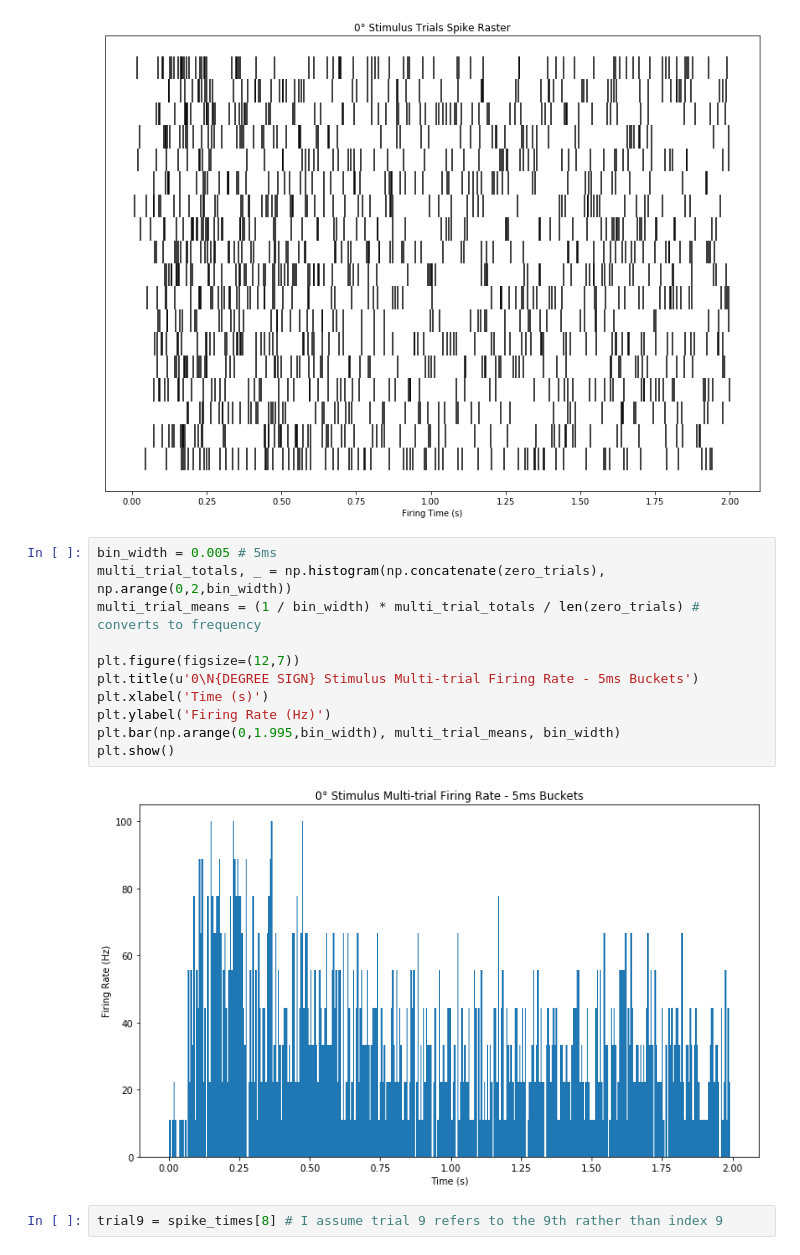
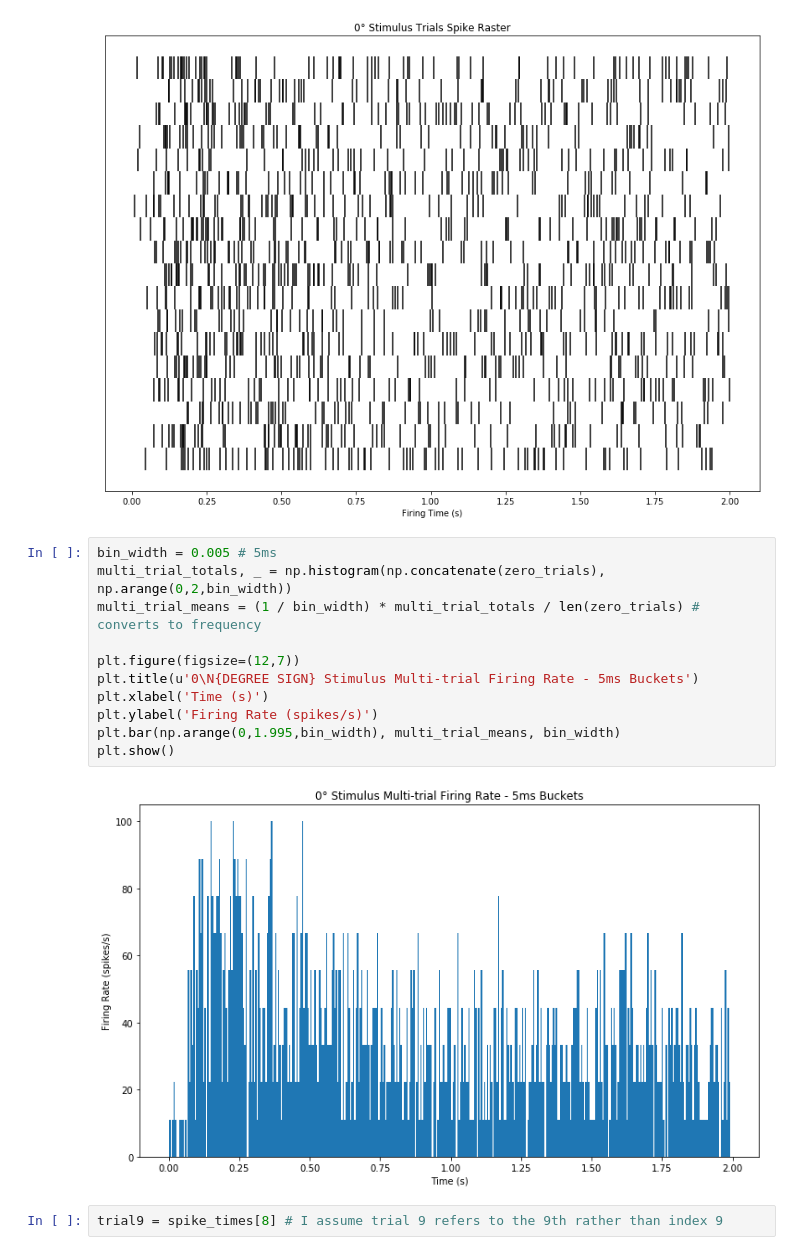
Before and after one commit to leonardz/neurosci, a Jupyter notebook: Neuron Responses - Tuning Curves.ipynb, the cells around one changed output. Saved outputs shown, nothing was run; the diff lists cells and outputs as text.

```diff
--- a/Neuron Responses - Tuning Curves.ipynb
+++ b/Neuron Responses - Tuning Curves.ipynb
@@ -31,16 +31,16 @@ plt.show()
 # %%
 bin_width = 0.005 # 5ms
 multi_trial_totals, _ = np.histogram(np.concatenate(zero_trials), np.arange(0,2,bin_width))
 multi_trial_means = (1 / bin_width) * multi_trial_totals / len(zero_trials) # converts to frequency
 
 plt.figure(figsize=(12,7))
 plt.title(u'0\N{DEGREE SIGN} Stimulus Multi-trial Firing Rate - 5ms Buckets')
 plt.xlabel('Time (s)')
-plt.ylabel('Firing Rate (Hz)')
+plt.ylabel('Firing Rate (spikes/s)')
 plt.bar(np.arange(0,1.995,bin_width), multi_trial_means, bin_width)
 plt.show()
 # %% [output]
-[figure, old version]
+[figure, new version]
 # %%
 trial9 = spike_times[8] # I assume trial 9 refers to the 9th rather than index 9
 # %%
```
Also changed, not shown: parts of 5 cells of this notebook, 1 other file.
